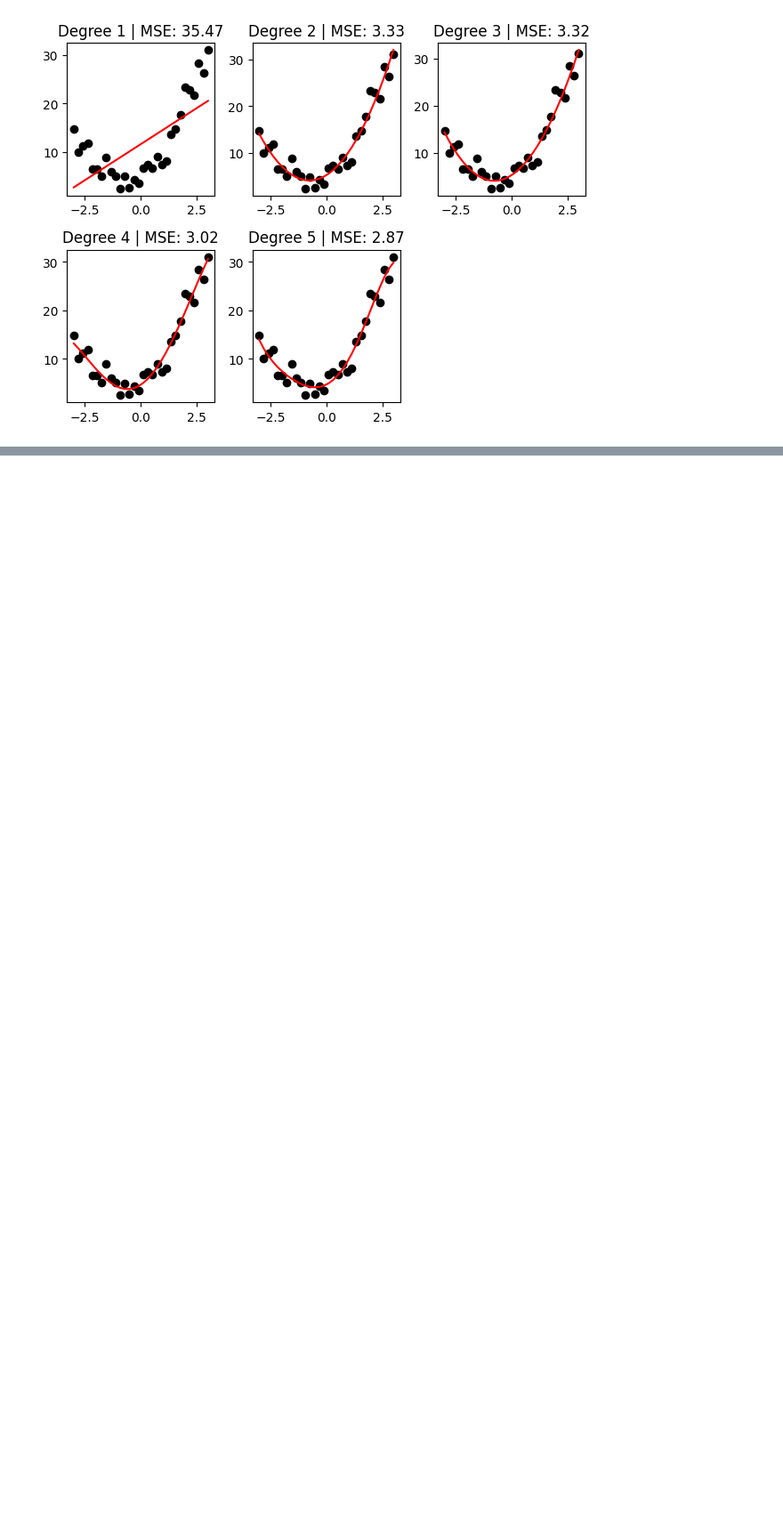
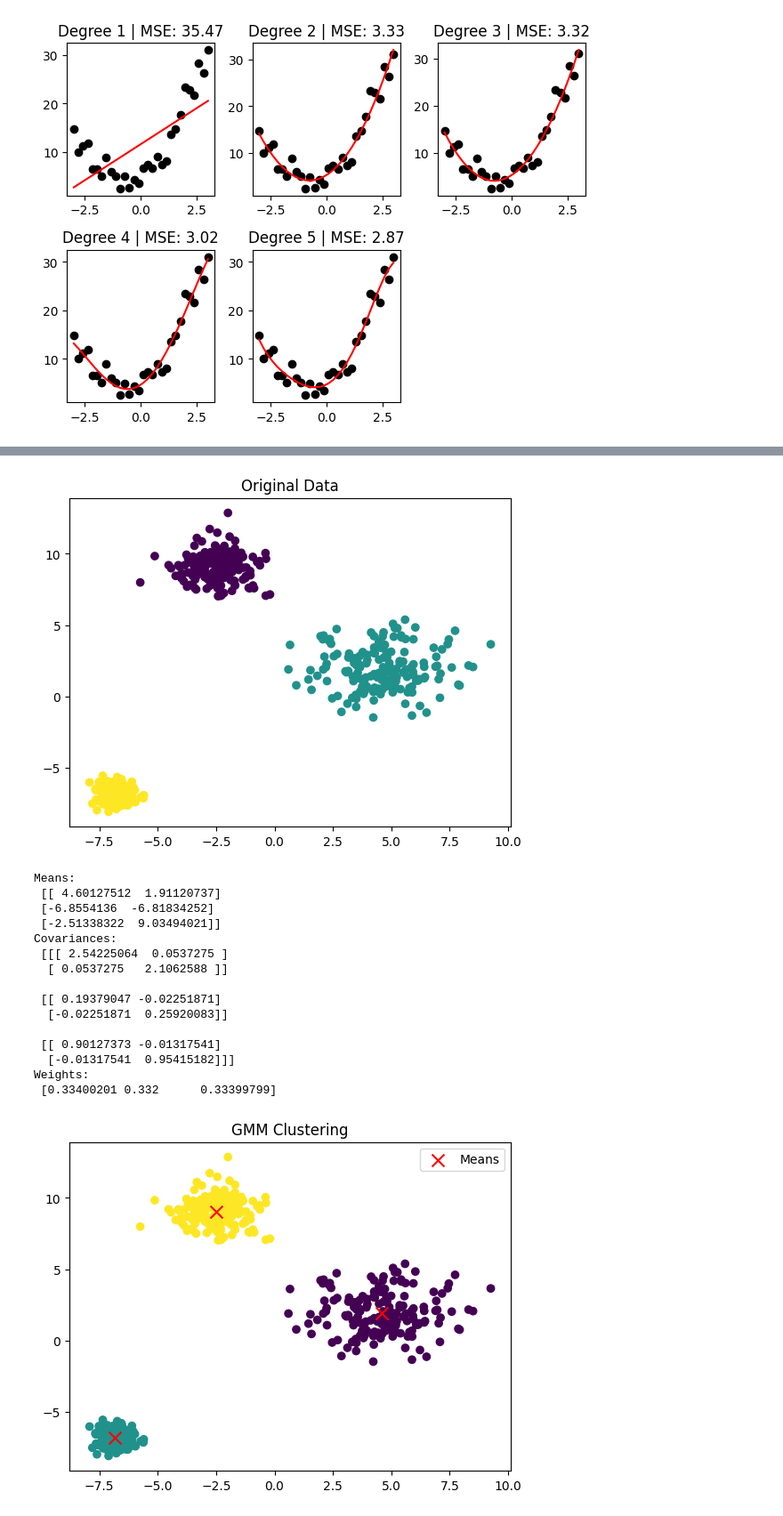
Before and after one commit to AJAmit17/SML, a Jupyter notebook: final.ipynb, the cells around one changed output, grey strips where cells are left out. Shown at 89% size. Saved outputs shown, nothing was run; the diff lists cells and outputs as text; code cells hidden in the pictures; blank space fills up the shorter version.

```diff
--- a/final.ipynb
+++ b/final.ipynb
@@ -269,0 +426,45 @@ plt.show()
+# %%
+import numpy as np
+import matplotlib.pyplot as plt
+from sklearn.datasets import make_blobs
+from sklearn.mixture import GaussianMixture
+
+# Step 1: Generate data with 3 clusters
+X, y_true = make_blobs(n_samples=500, centers=3, n_features=2, cluster_std=[1.0, 1.5, 0.5], random_state=42)
+plt.scatter(X[:, 0], X[:, 1], c=y_true, cmap='viridis')
+plt.title("Original Data")
+plt.show()
+
+# Step 2: Fit GMM
+gmm = GaussianMixture(n_components=3, covariance_type='full', random_state=42)
+gmm.fit(X)
+
+# Step 3: Show parameters
+print("Means:\n", gmm.means_)
+print("Covariances:\n", gmm.covariances_)
+print("Weights:\n", gmm.weights_)
+
+# Step 4: Visualize clusters
+plt.scatter(X[:, 0], X[:, 1], c=gmm.predict(X), cmap='viridis')
+plt.scatter(gmm.means_[:, 0], gmm.means_[:, 1], c='red', marker='x', s=100, label="Means")
+plt.title("GMM Clustering")
+plt.legend()
+plt.show()
+# %% [output]
+[figure, added]
+Means:
+ [[ 4.60127512  1.91120737]
+ [-6.8554136  -6.81834252]
+ [-2.51338322  9.03494021]]
+Covariances:
+ [[[ 2.54225064  0.0537275 ]
+  [ 0.0537275   2.1062588 ]]
+
+ [[ 0.19379047 -0.02251871]
+  [-0.02251871  0.25920083]]
+
+ [[ 0.90127373 -0.01317541]
+  [-0.01317541  0.95415182]]]
+Weights:
+ [0.33400201 0.332      0.33399799]
+[figure, added]
```
Also changed, not shown: parts of 5 cells of this notebook.
